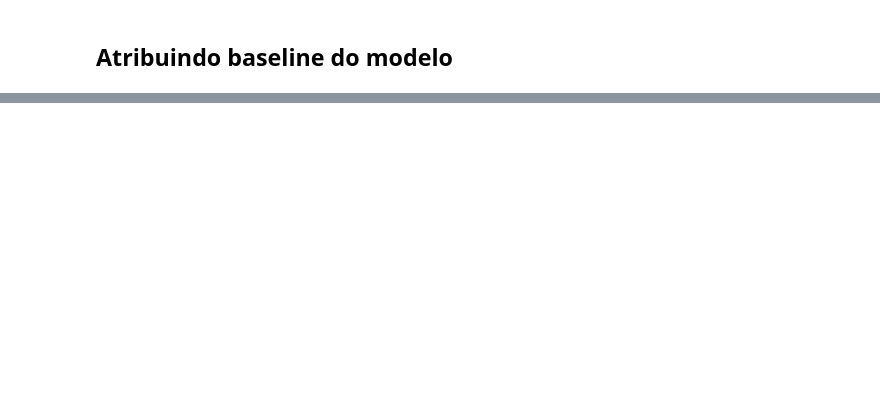
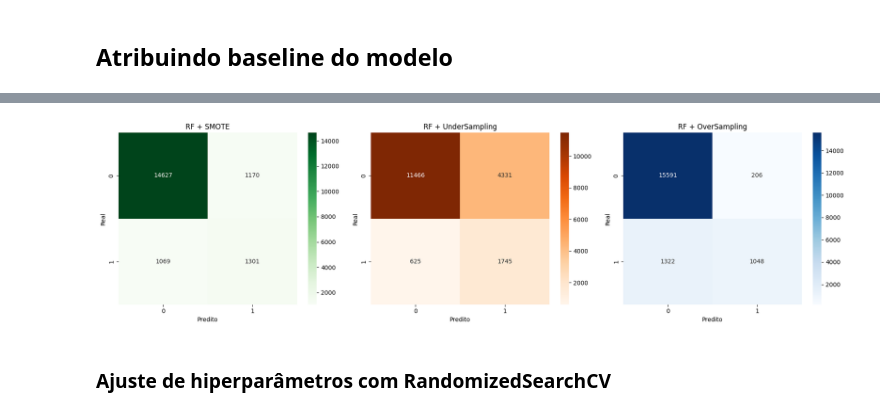
Before and after one commit to AleixoCodes/Machine-Learning-com-dados-do-Spotify, a Jupyter notebook: Analise_dos_dados_com_ML.ipynb, the cells around one changed output, grey strips where cells are left out. Saved outputs shown, nothing was run; the diff lists cells and outputs as text; code cells hidden in the pictures; blank space fills up the shorter version.

```diff
--- a/Analise_dos_dados_com_ML.ipynb
+++ b/Analise_dos_dados_com_ML.ipynb
@@ -420,0 +551,28 @@ f1:        0.0
+# %%
+# Configurando a figura para três subplots das matrizes do Random Forest
+fig, axes = plt.subplots(1, 3, figsize=(18, 5))
+
+# Heatmap - RF + SMOTE
+sns.heatmap(confusion_matrix(y_val, y_pred_rf_smt), annot=True, fmt='d', cmap='Greens', ax=axes[0])
+axes[0].set_title('RF + SMOTE')
+axes[0].set_xlabel('Predito')
+axes[0].set_ylabel('Real')
+
+# Heatmap - RF + UnderSampling (RUS)
+sns.heatmap(confusion_matrix(y_val, y_pred_rf_rus), annot=True, fmt='d', cmap='Oranges', ax=axes[1])
+axes[1].set_title('RF + UnderSampling')
+axes[1].set_xlabel('Predito')
+axes[1].set_ylabel('Real')
+
+# Heatmap - RF + OverSampling (ROS)
+sns.heatmap(confusion_matrix(y_val, y_pred_rf_ros), annot=True, fmt='d', cmap='Blues', ax=axes[2])
+axes[2].set_title('RF + OverSampling')
+axes[2].set_xlabel('Predito')
+axes[2].set_ylabel('Real')
+
+plt.tight_layout()
+plt.show()
+# %% [output]
+[figure, added]
+# %% [markdown]
+### **Ajuste de hiperparâmetros com RandomizedSearchCV**
```
Also changed, not shown: parts of 18 cells of this notebook.
